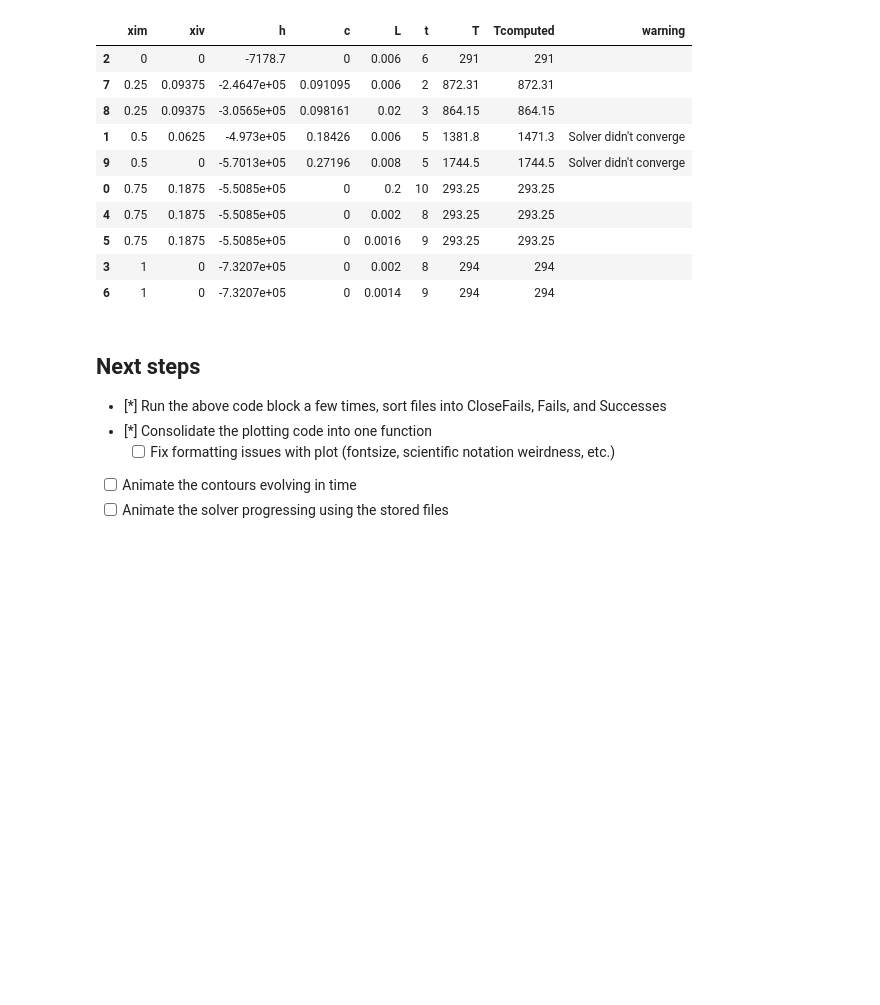
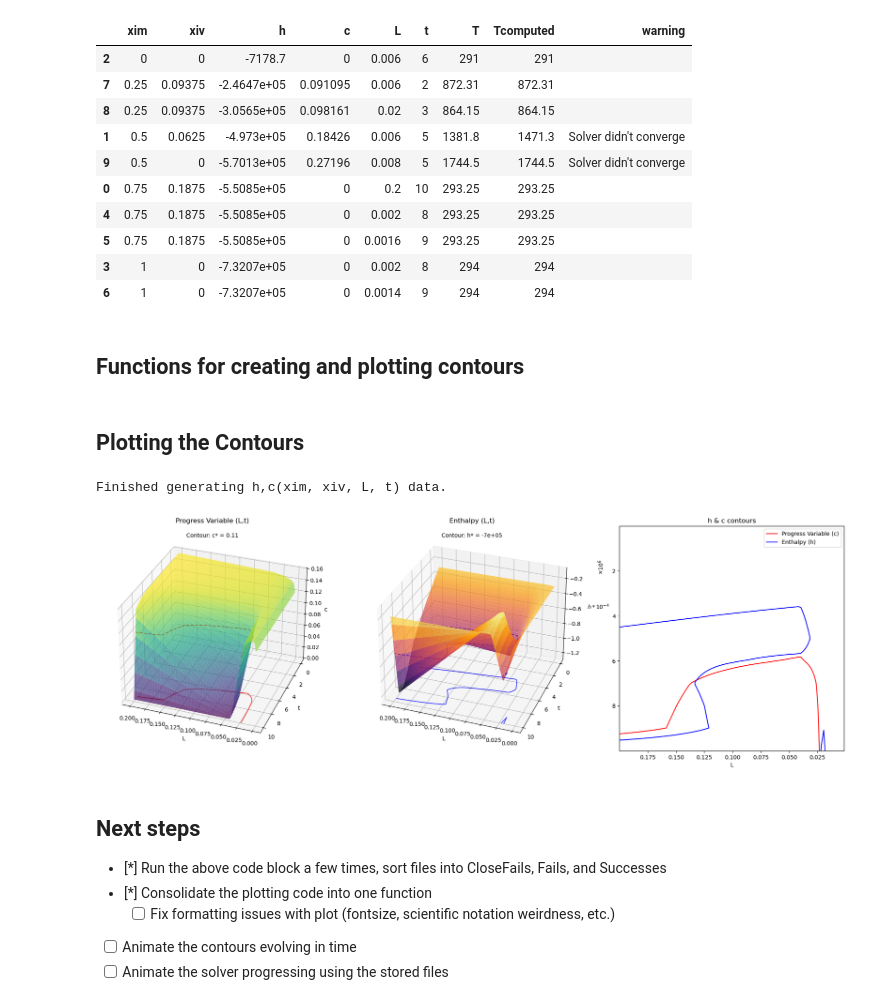
Before and after one commit to jwp91/TableMaker, a Jupyter notebook: flameTableMaker_workspace.ipynb, the cells around one changed output. Drawn from its saved outputs; the diff is of its cells as text; code cells hidden in the pictures; blank space fills up the shorter version.

```diff
--- a/flameTableMaker_workspace.ipynb
+++ b/flameTableMaker_workspace.ipynb
@@ -218,8 +218,8 @@ KeyboardInterrupt
 path = r"./aPriori/TNF"
 Lvals = [0.00135, 0.0014, 0.0016, 0.002, 0.004, 0.006, 0.008, 0.02, 0.04, 0.2]
 tvals = np.arange(0,11,1)
-numXim = 5
-numXiv = 5
+numXim = 10
+numXiv = 10
 data_output = tm2.get_data_files(path, Lvals, tvals)
 def create_table(args):
     path, Lvals, tvals, phi, numXim, numXiv, data_output = args
@@ -252,9 +252,6 @@ T_table, T_indices = results[0]
 h_table, h_indices = results[1]
 c_table, c_indices = results[2]
 
-hInterp = tm2.createInterpolator(h_table, h_indices)
-cInterp = tm2.createInterpolator(c_table, c_indices)
-
 end = time.time()
 print("Time elapsed creating tables:", end - start)
 
@@ -342,3 +351,5 @@ df
 | 5 | 0.75 | 0.1875 | -5.5085e+05 | 0 | 0.0016 | 9 | 293.25 | 293.25 |  |
 | 3 | 1 | 0 | -7.3207e+05 | 0 | 0.002 | 8 | 294 | 294 |  |
 | 6 | 1 | 0 | -7.3207e+05 | 0 | 0.0014 | 9 | 294 | 294 |  |
+# %% [markdown]
+## Functions for creating and plotting contours
@@ -344,0 +499,2 @@ df
+# %% [markdown]
+## Plotting the Contours
@@ -345,3 +504,21 @@ df
+# %%
+xim = 0.25
+xiv = 0.25*xim*(1-xim)
+hknown = -7e5
+cknown = 0.11
+
+# Create data and plot
+scatterData = [[0.1, 6], [0.09, 4], [0.16, 8]]
+scatterData = None
+Ls, ts, hs, cs = createPlotData(xim, xiv, hInterp, cInterp)
+plotHCLT(hknown, cknown, Ls, ts, hs, cs, scatterData)
+# The table here looks so much "sharper" than before because the old code was using a
+# cubic interpolation over indices: this means that the values were evenly-spaced when
+# interpolating. This actually has a very significant effect! Contrast plots from before
+# and now. Which is more correct? They yield two different solutions.
+# %% [output]
+Finished generating h,c(xim, xiv, L, t) data.
+[figure, added]
 # %% [markdown]
 ## Next steps
 - [*] Run the above code block a few times, sort files into CloseFails, Fails, and Successes
```
Also changed, not shown: parts of 7 cells of this notebook, 7 other files.
